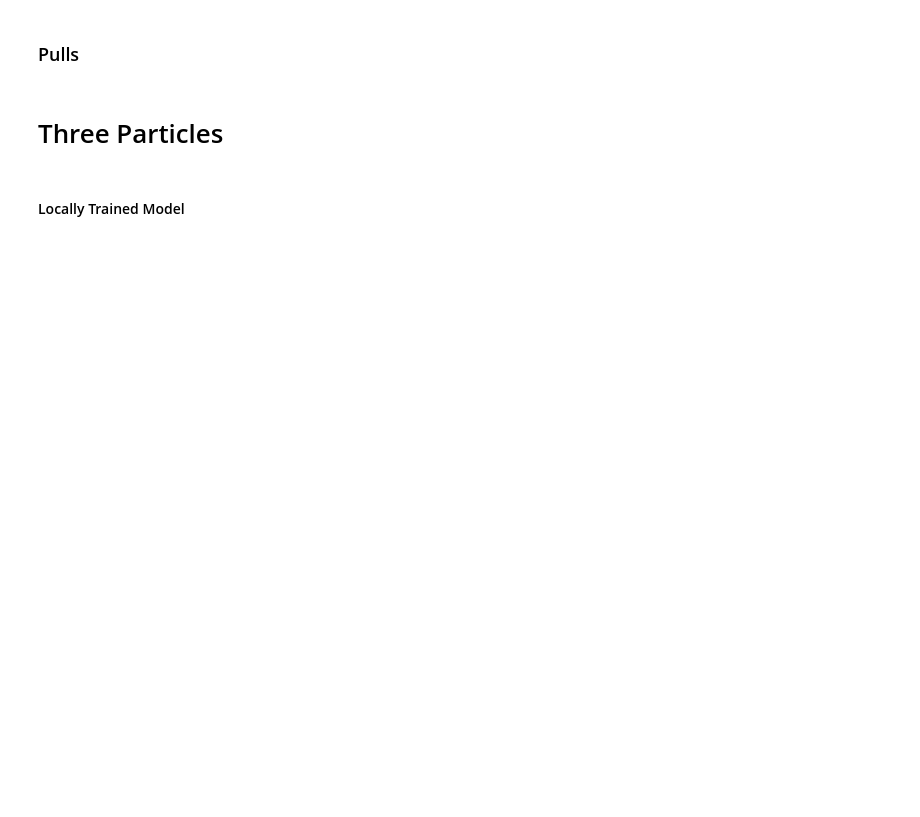
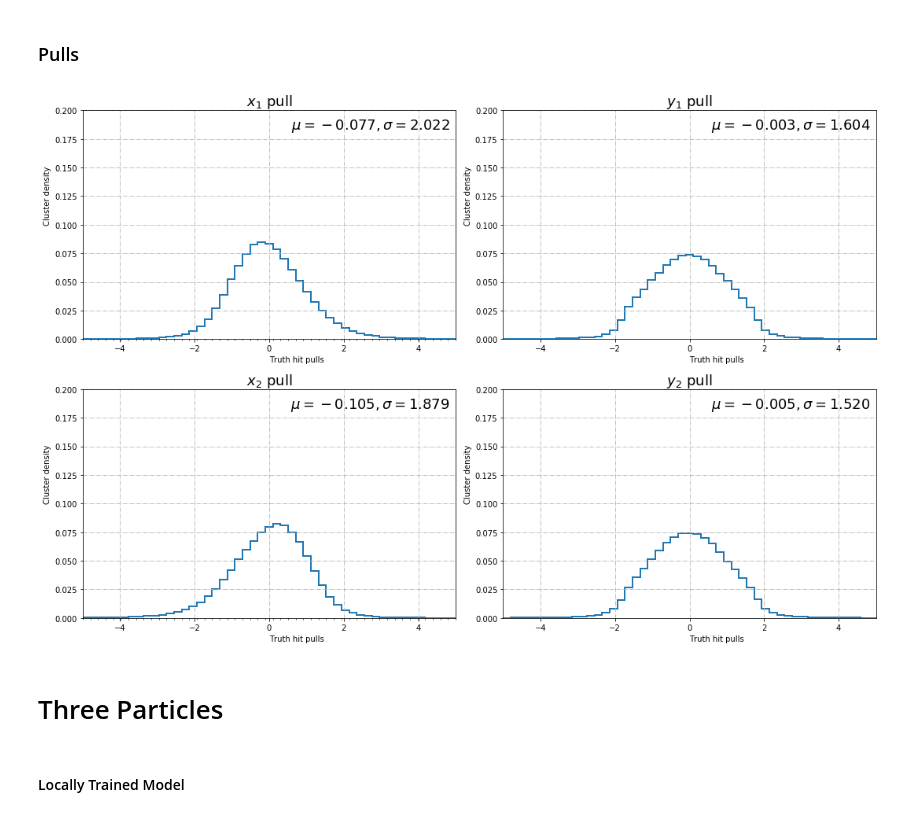
Before and after one commit to Chkoda/pixel-mdn-training-tensorflow, a Jupyter notebook: MDN_Evaluation.ipynb, the cells around one changed output. Cells and saved outputs as stored; diff of their text form; code cells hidden in the pictures; blank space fills up the shorter version.

```diff
--- a/MDN_Evaluation.ipynb
+++ b/MDN_Evaluation.ipynb
@@ -200,24 +233,58 @@ plt.close()
 # %% [markdown]
 ### Pulls
-# %%
-nbins=10000
-nparticles = int(pred_mean_trained.shape[1]/2)
-fig, axs = plt.subplots(nparticles,2,sharey=True,sharex=True,tight_layout=True, figsize=[12,4*nparticles])
-axs[0][0].set_xlim([-4,4])
-for i in range(0,nparticles):
-    axs[i][0].hist((pred_mean_trained[:,i] - y_valid[:,i])/pred_std_trained[:,i], bins=nbins, density=True, histtype='step', color='r')
-    axs[i][0].hist((pred_mean_pretrained[:,i] - y_valid[:,i])/pred_std_pretrained[:,i], bins=nbins, density=True, histtype='step', color='b')
-    axs[i][0].grid(True, linestyle='-.')
-    axs[i][0].title.set_text('x'+str(i+1)+' pull')
-    axs[i][0].legend(['trained', 'pretrained'])
-    axs[i][1].hist((pred_mean_trained[:,i+1] - y_valid[:,i+1])/pred_std_trained[:,i], bins=nbins, density=True, histtype='step', color='r')
-    axs[i][1].hist((pred_mean_pretrained[:,i+1] - y_valid[:,i+1])/pred_std_pretrained[:,i], bins=nbins, density=True, histtype='step', color='b')
-    axs[i][1].grid(True, linestyle='-.')
-    axs[i][1].title.set_text('y'+str(i+1)+' pull')
-    axs[i][1].legend(['trained', 'pretrained'])
-plt.savefig('2particlePulls.png')
-plt.show()
-plt.close()
+# %%
+xlim = [-5, 5]
+ylim = [0, 0.2]
+nbins = np.linspace(xlim[0],xlim[1],50)
+norm_weights=np.ones(len(pred_mean[:,0])) / len(pred_mean[:,0])
+nparticles = int(pred_mean.shape[1]/2)
+fig, ax = plt.subplots(nparticles,2,sharey=False,sharex=False,tight_layout=True, figsize=[15,5*nparticles])
+for i in range(0,nparticles):
+    x_res = pred_mean[:,i*2] - y_valid[:,i*2]
+    y_res = pred_mean[:,i*2+1] - y_valid[:,i*2+1]
+    x_res_mean = np.average(x_res)
+    y_res_mean = np.average(y_res)
+    x_res_rms = np.std(pred_mean[:,i*2])
+    y_res_rms = np.std(pred_mean[:,i*2+1])
+    x_pull = x_res/pred_std[:,i*2]
+    y_pull = y_res/pred_std[:,i*2+1]
+    x_pull_mean = np.average(x_pull)
+    y_pull_mean = np.average(y_pull)
+    x_pull_std = np.average(x_res_rms/pred_std[:,i*2])
+    y_pull_std = np.average(y_res_rms/pred_std[:,i*2+1])
+    ax[i][0].set_xlim(xlim)
+    ax[i][0].set_ylim(ylim)
+    ax[i][0].hist(x_pull,  bins=nbins, weights=norm_weights, density=False, histtype='step', linewidth=2)
+    ax[i][0].title.set_text('$x_{}$ pull'.format(i+1))
+    ax[i][0].title.set_fontsize(18)
+    ax[i][0].set_xlabel('Truth hit pulls', horizontalalignment='left')
+    ax[i][0].set_ylabel('Cluster density', horizontalalignment='left')
+    ax[i][0].grid(True, linestyle='-.')
+    ax[i][0].set_xticks(nbins,minor=True)
+    ax[i][0].text(ax[i][0].get_xlim()[1]*0.97, ax[i][0].get_ylim()[1]*0.97,
+               '$\mu = {:.3f}, \sigma = {:.3f}$'.format(x_pull_mean, x_pull_std),
+               verticalalignment='top',
+               horizontalalignment='right',
+               fontsize=18)
+    #ax[i][0].plot(nbins, norm.pdf(nbins, loc=x_pull_mean, scale=x_pull_std))
+    ax[i][1].hist(y_pull,  bins=nbins, weights=norm_weights, density=False, histtype='step', linewidth=2)
+    ax[i][1].set_xlim(xlim)
+    ax[i][1].set_ylim(ylim)
+    ax[i][1].title.set_text('$y_{}$ pull'.format(i+1))
+    ax[i][1].title.set_fontsize(18)
+    ax[i][1].set_xlabel('Truth hit pulls', horizontalalignment='left')
+    ax[i][1].set_ylabel('Cluster density', horizontalalignment='left')
+    ax[i][1].grid(True, linestyle='-.')
+    ax[i][1].text(ax[i][1].get_xlim()[1]*0.97, ax[i][1].get_ylim()[1]*0.97,
+               '$\mu = {:.3f}, \sigma = {:.3f}$'.format(y_pull_mean, y_pull_std),
+               verticalalignment='top',
+               horizontalalignment='right',
+               fontsize=18)
+plt.savefig('Eval/2particlePulls.png')
+plt.show()
+plt.close()
+# %% [output]
+[figure, added]
 # %% [markdown]
 # Three Particles
 # %%
```
Also changed, not shown: parts of 43 cells of this notebook, 16 other files.
